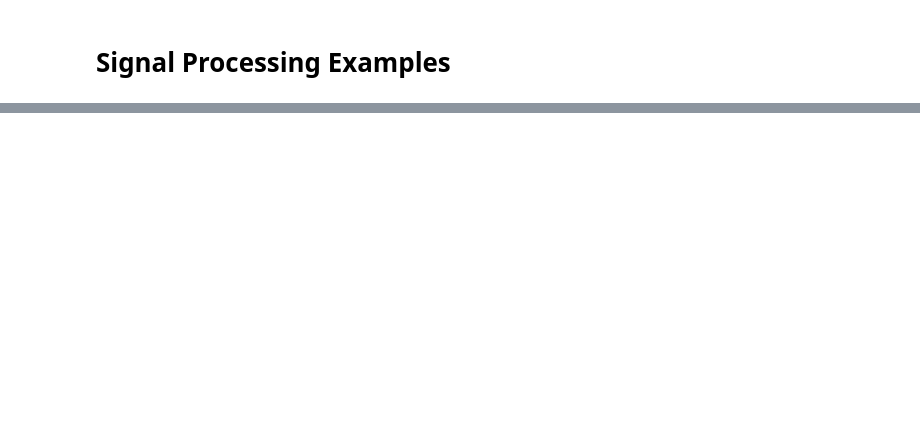
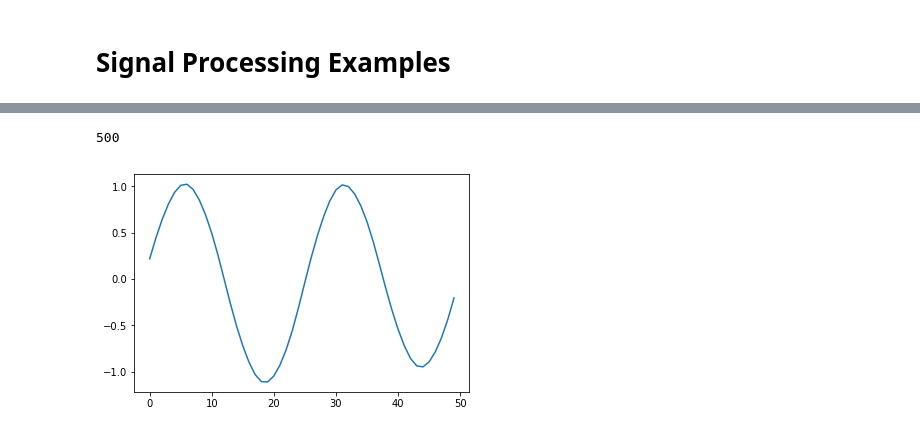
Before and after one commit to AssembleSoftware/IoTPy, a Jupyter notebook: examples/ExamplesOfDigitalSignalProcessingFilters.ipynb, the cells around one changed output, grey strips where cells are left out. Saved outputs shown, nothing was run; the diff lists cells and outputs as text; code cells hidden in the pictures; blank space fills up the shorter version.

```diff
--- a/examples/ExamplesOfDigitalSignalProcessingFilters.ipynb
+++ b/examples/ExamplesOfDigitalSignalProcessingFilters.ipynb
@@ -232,0 +232,7 @@ run()
+# %%
+print (len(recent_values(y)))
+plt.plot(recent_values(y)[25:75])
+plt.show()
+# %% [output]
+500
+[figure, added]
```
Also changed, not shown: parts of 11 cells of this notebook.
